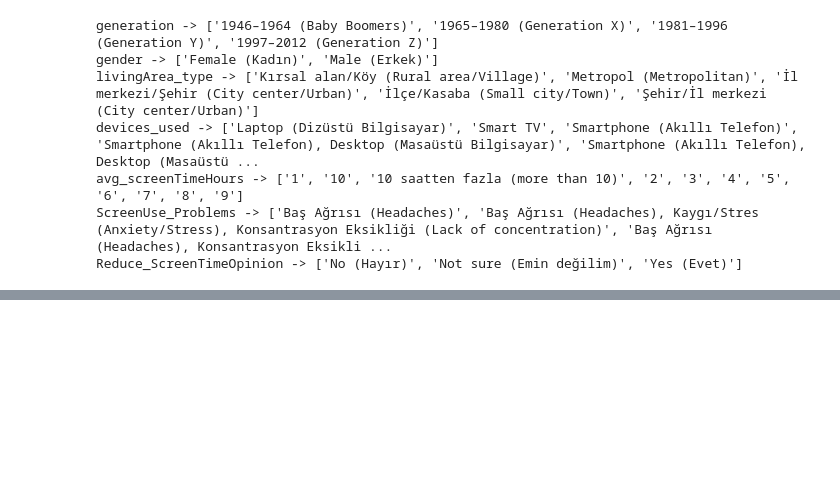
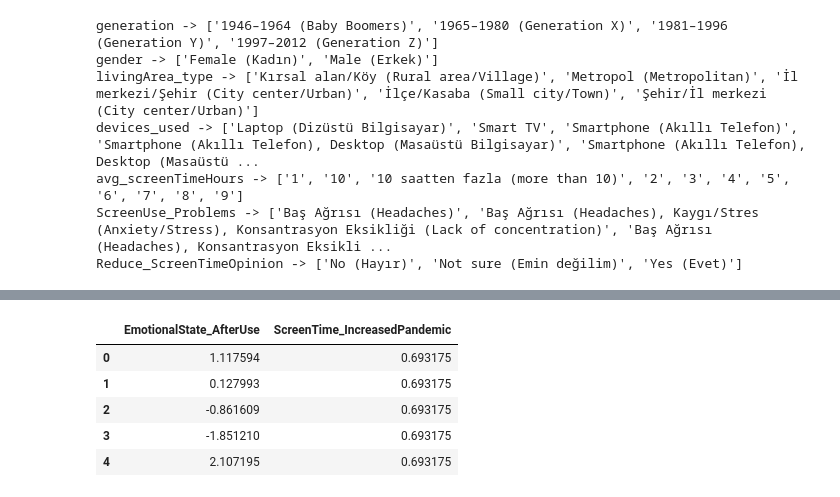
Before and after one commit to seymacakmakci/Screen-Time-Analysis-in-T-rkiye, a Jupyter notebook: ScreenTime.ipynb, the cells around one changed output, grey strips where cells are left out. Cells and saved outputs as stored; diff of their text form; code cells hidden in the pictures; blank space fills up the shorter version.

```diff
--- a/ScreenTime.ipynb
+++ b/ScreenTime.ipynb
@@ -195,0 +220,10 @@ Reduce_ScreenTimeOpinion -> ['No (Hayır)', 'Not sure (Emin değilim)', 'Yes (Ev
+# %%
+# Checking the results after scaling
+df[['EmotionalState_AfterUse','ScreenTime_IncreasedPandemic']].head()
+# %% [output]
+|  | EmotionalState_AfterUse | ScreenTime_IncreasedPandemic |
+| 0 | 1.117594 | 0.693175 |
+| 1 | 0.127993 | 0.693175 |
+| 2 | -0.861609 | 0.693175 |
+| 3 | -1.851210 | 0.693175 |
+| 4 | 2.107195 | 0.693175 |
```
Also changed, not shown: parts of 7 cells of this notebook, 1 other file.
